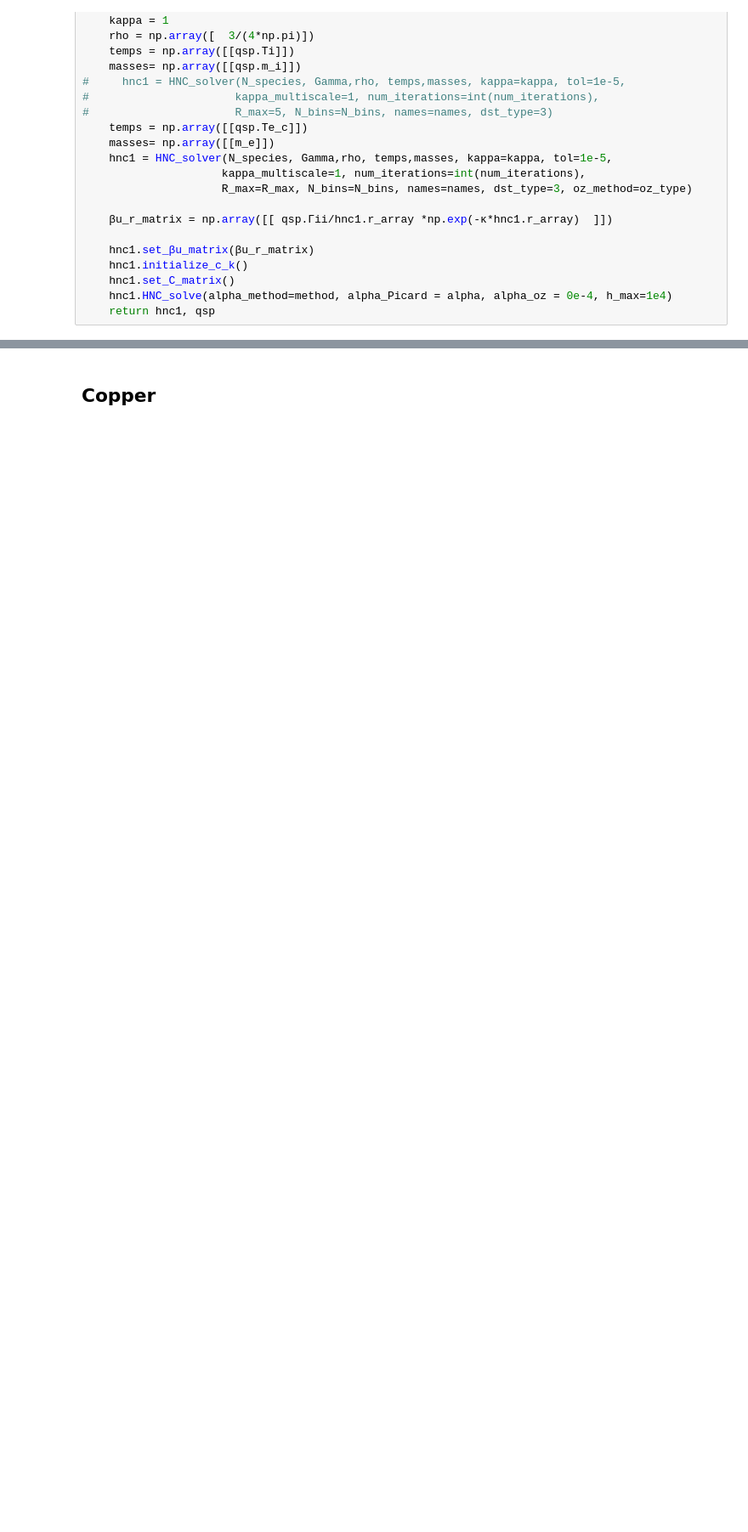
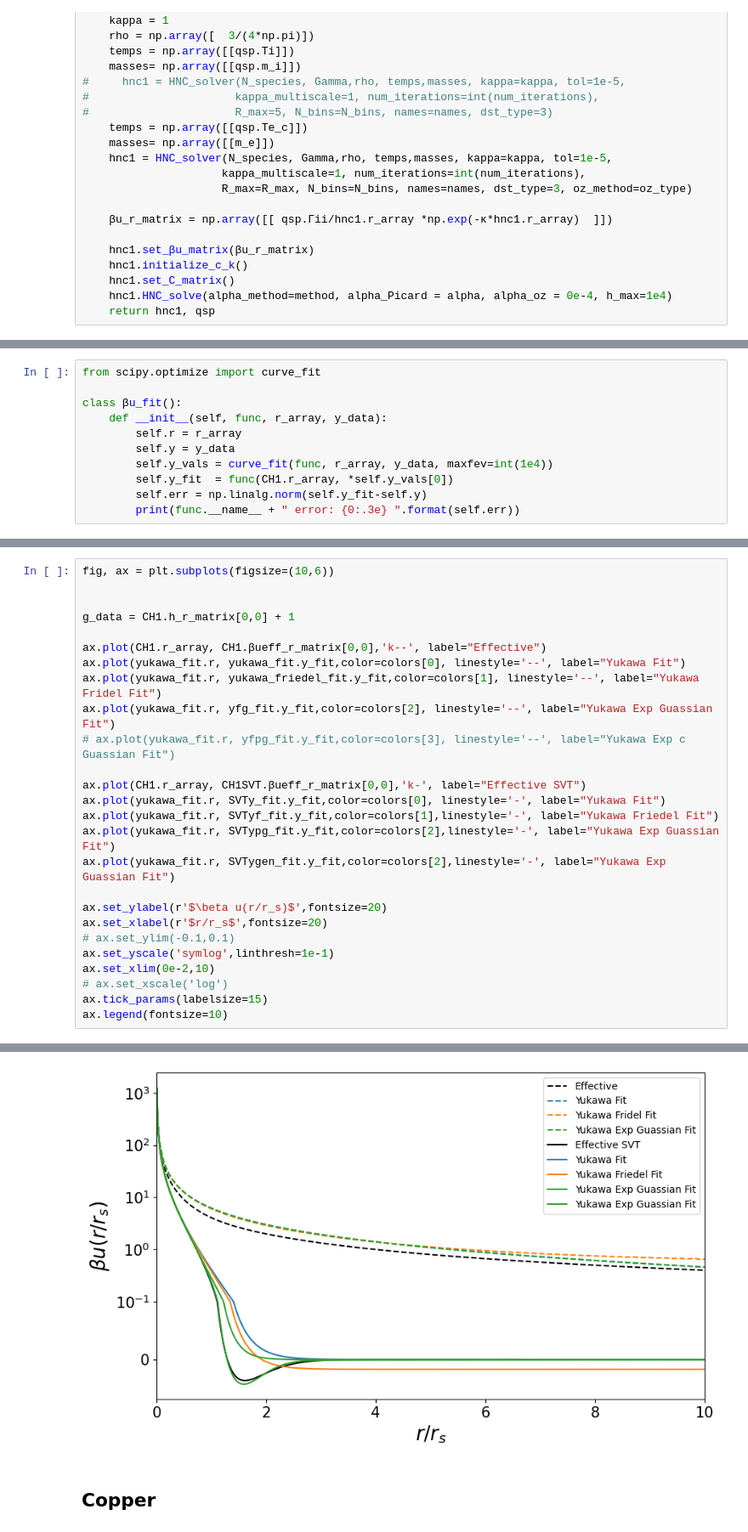
Before and after one commit to ZachAJohnson/hnc, a Jupyter notebook: QSP_HNC_Working_TCCW_cases.ipynb, the cells around one changed output, grey strips where cells are left out. Shown at 85% size. Cells and saved outputs as stored; diff of their text form; blank space fills up the shorter version.

```diff
--- a/QSP_HNC_Working_TCCW_cases.ipynb
+++ b/QSP_HNC_Working_TCCW_cases.ipynb
@@ -319,0 +308,11 @@ fig.tight_layout()
+# %%
+from scipy.optimize import curve_fit
+
+class βu_fit():
+    def __init__(self, func, r_array, y_data):
+        self.r = r_array
+        self.y = y_data
+        self.y_vals = curve_fit(func, r_array, y_data, maxfev=int(1e4))
+        self.y_fit  = func(CH1.r_array, *self.y_vals[0])
+        self.err = np.linalg.norm(self.y_fit-self.y)
+        print(func.__name__ + " error: {0:.3e} ".format(self.err))
@@ -319,0 +374,27 @@ fig.tight_layout()
+# %%
+fig, ax = plt.subplots(figsize=(10,6))
+
+
+g_data = CH1.h_r_matrix[0,0] + 1
+
+ax.plot(CH1.r_array, CH1.βueff_r_matrix[0,0],'k--', label="Effective")
+ax.plot(yukawa_fit.r, yukawa_fit.y_fit,color=colors[0], linestyle='--', label="Yukawa Fit")
+ax.plot(yukawa_fit.r, yukawa_friedel_fit.y_fit,color=colors[1], linestyle='--', label="Yukawa Fridel Fit")
+ax.plot(yukawa_fit.r, yfg_fit.y_fit,color=colors[2], linestyle='--', label="Yukawa Exp Guassian Fit")
+# ax.plot(yukawa_fit.r, yfpg_fit.y_fit,color=colors[3], linestyle='--', label="Yukawa Exp c Guassian Fit")
+
+ax.plot(CH1.r_array, CH1SVT.βueff_r_matrix[0,0],'k-', label="Effective SVT")
+ax.plot(yukawa_fit.r, SVTy_fit.y_fit,color=colors[0], linestyle='-', label="Yukawa Fit")
+ax.plot(yukawa_fit.r, SVTyf_fit.y_fit,color=colors[1],linestyle='-', label="Yukawa Friedel Fit")
+ax.plot(yukawa_fit.r, SVTypg_fit.y_fit,color=colors[2],linestyle='-', label="Yukawa Exp Guassian Fit")
+ax.plot(yukawa_fit.r, SVTygen_fit.y_fit,color=colors[2],linestyle='-', label="Yukawa Exp Guassian Fit")
+
+ax.set_ylabel(r'$\beta u(r/r_s)$',fontsize=20)
+ax.set_xlabel(r'$r/r_s$',fontsize=20)
+# ax.set_ylim(-0.1,0.1)
+ax.set_yscale('symlog',linthresh=1e-1)
+ax.set_xlim(0e-2,10)
+# ax.set_xscale('log')
+ax.tick_params(labelsize=15)
+ax.legend(fontsize=10)
+# %% [output]
@@ -320,3 +402,4 @@ fig.tight_layout()
+[figure, added]
 # %% [markdown]
 ## Copper
 # %%
```
Also changed, not shown: parts of 23 cells of this notebook, 5 other files.
